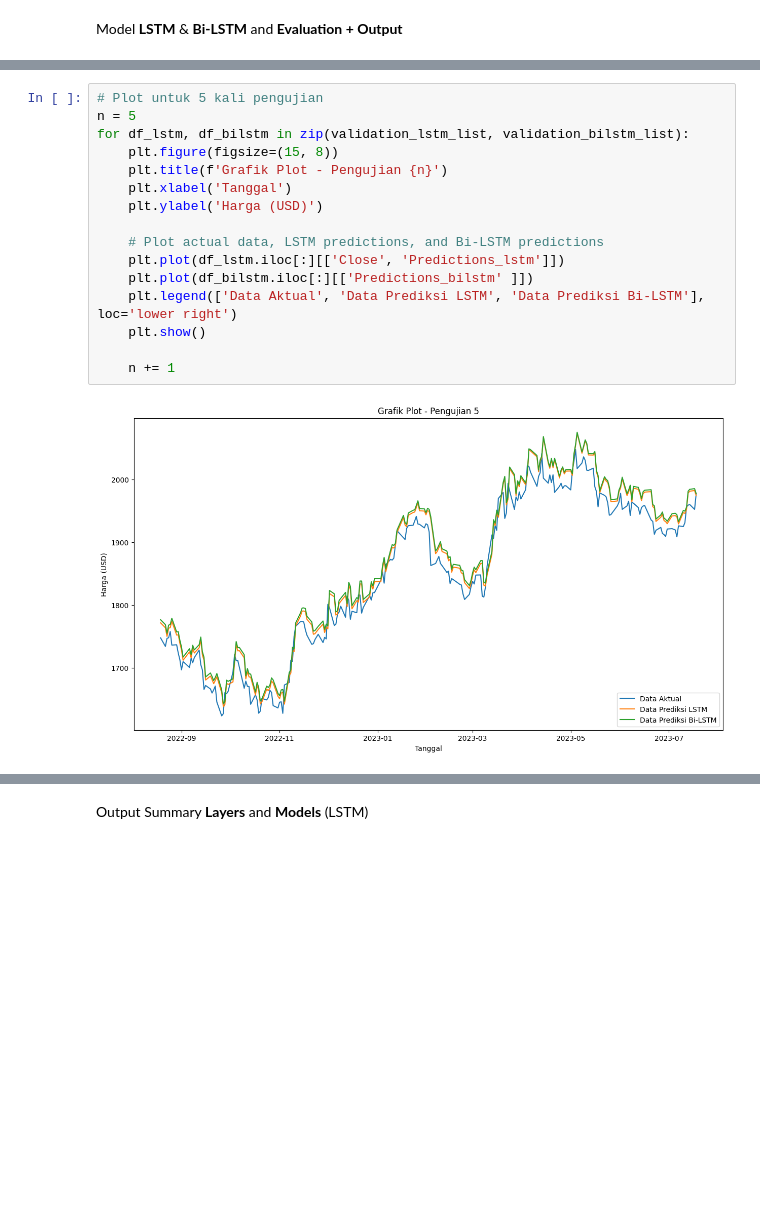
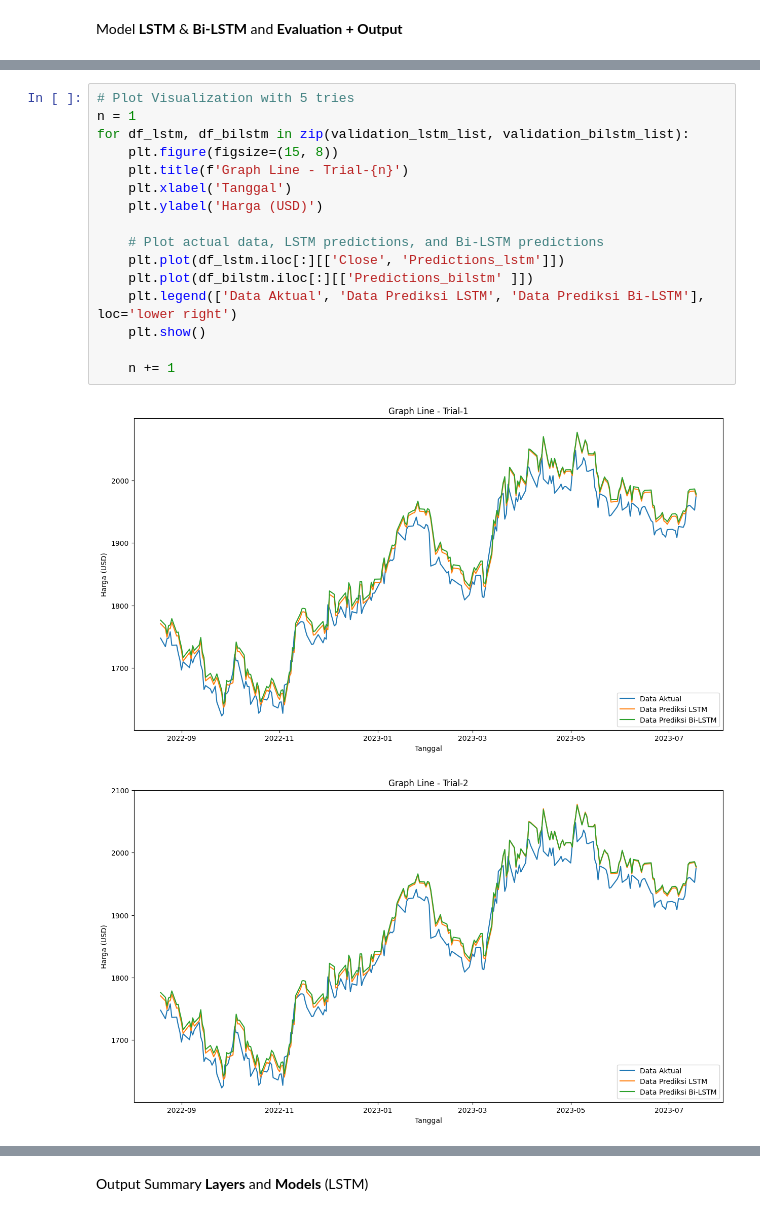
Before and after one commit to HundredMinus1/PredictGold_DL, a Jupyter notebook: LSTM_BilSTM_Gold_Prediction.ipynb, the cells around one changed output, grey strips where cells are left out. Cells and saved outputs as stored; diff of their text form; blank space fills up the shorter version.

```diff
--- a/LSTM_BilSTM_Gold_Prediction.ipynb
+++ b/LSTM_BilSTM_Gold_Prediction.ipynb
@@ -250,18 +324,19 @@ R_squared Bi-LSTM Pengujian 1  : 0.9460673791592145
 # %%
-# Plot untuk 5 kali pengujian
-n = 5
+# Plot Visualization with 5 tries
+n = 1
 for df_lstm, df_bilstm in zip(validation_lstm_list, validation_bilstm_list):
     plt.figure(figsize=(15, 8))
-    plt.title(f'Grafik Plot - Pengujian {n}')
+    plt.title(f'Graph Line - Trial-{n}')
     plt.xlabel('Tanggal')
     plt.ylabel('Harga (USD)')
 
     # Plot actual data, LSTM predictions, and Bi-LSTM predictions
     plt.plot(df_lstm.iloc[:][['Close', 'Predictions_lstm']])
     plt.plot(df_bilstm.iloc[:][['Predictions_bilstm' ]])
     plt.legend(['Data Aktual', 'Data Prediksi LSTM', 'Data Prediksi Bi-LSTM'], loc='lower right')
     plt.show()
 
     n += 1
 # %% [output]
-[figure, old version]
+[figure, new version]
+[figure, added]
```
Also changed, not shown: parts of 12 cells of this notebook.
